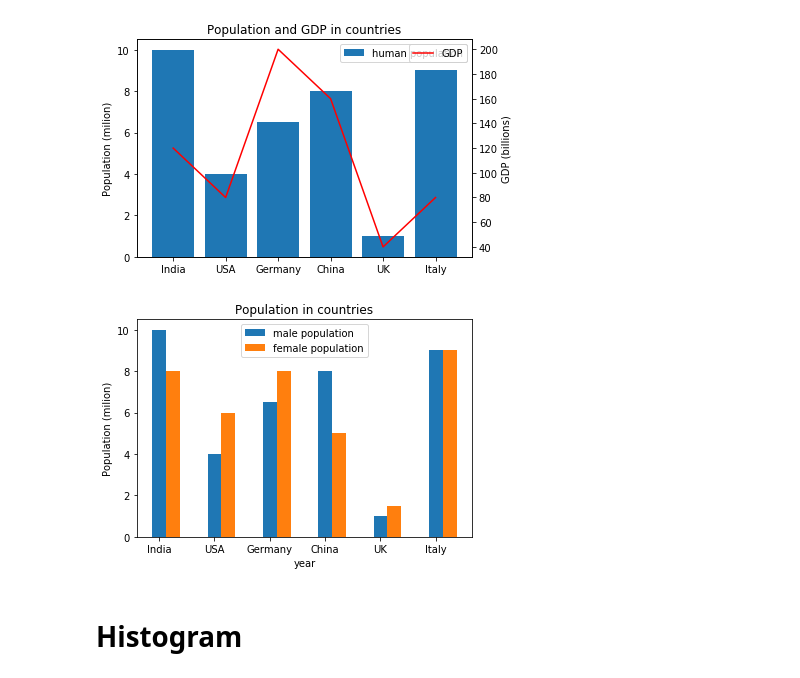
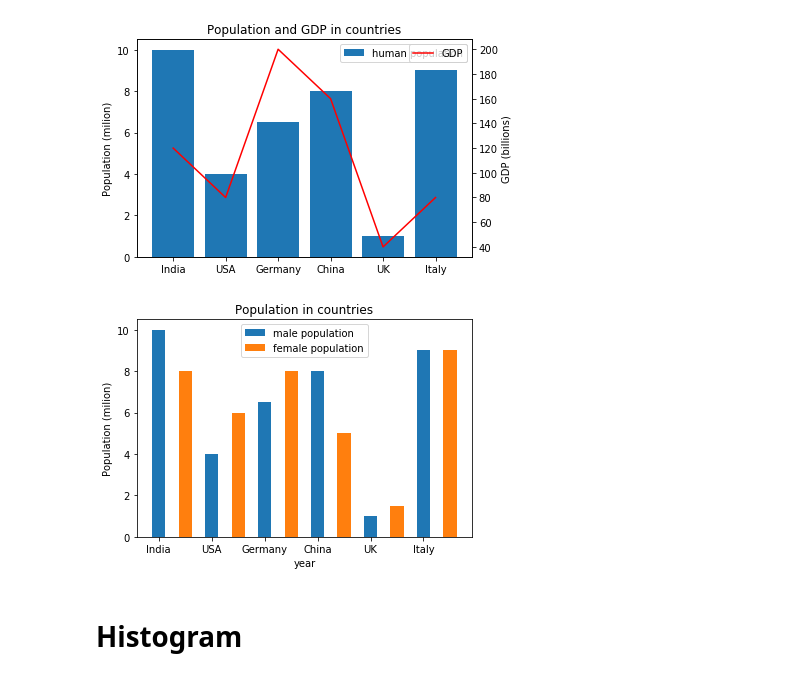
Before and after one commit to ParthasarathySubburaj/Imarticus, a Jupyter notebook: Data_Analytics_With_Python/Data_Analytics_Python_2_Data_Viz.ipynb, the cells around one changed output. Drawn from its saved outputs; the diff is of its cells as text; code cells hidden in the pictures.

```diff
--- a/Data_Analytics_With_Python/Data_Analytics_Python_2_Data_Viz.ipynb
+++ b/Data_Analytics_With_Python/Data_Analytics_Python_2_Data_Viz.ipynb
@@ -114,19 +114,19 @@ plt.show()
 # %%
 countries = np.arange(6)
 population_male= np.array([10, 4, 6.5, 8, 1, 9])
 population_female= np.array([8, 6, 8, 5, 1.5, 9])
 
 plt.bar(countries,population_male, label='male population', width = .25)
-plt.bar(countries+0.25,population_female, label='female population',width = 0.25)
+plt.bar(countries+0.5,population_female, label='female population',width = 0.25)
 
 plt.ylabel('Population (milion)')
 plt.xlabel('year')
 plt.title('Population in countries')
 plt.xticks(countries, ["India", "USA", "Germany", "China", "UK", "Italy"])
 plt.legend()
 plt.show()
 # %% [output]
-[figure, old version]
+[figure, new version]
 # %% [markdown]
 # Histogram
 # %%
```
Also changed, not shown: parts of 5 cells of this notebook, 2 other files.
